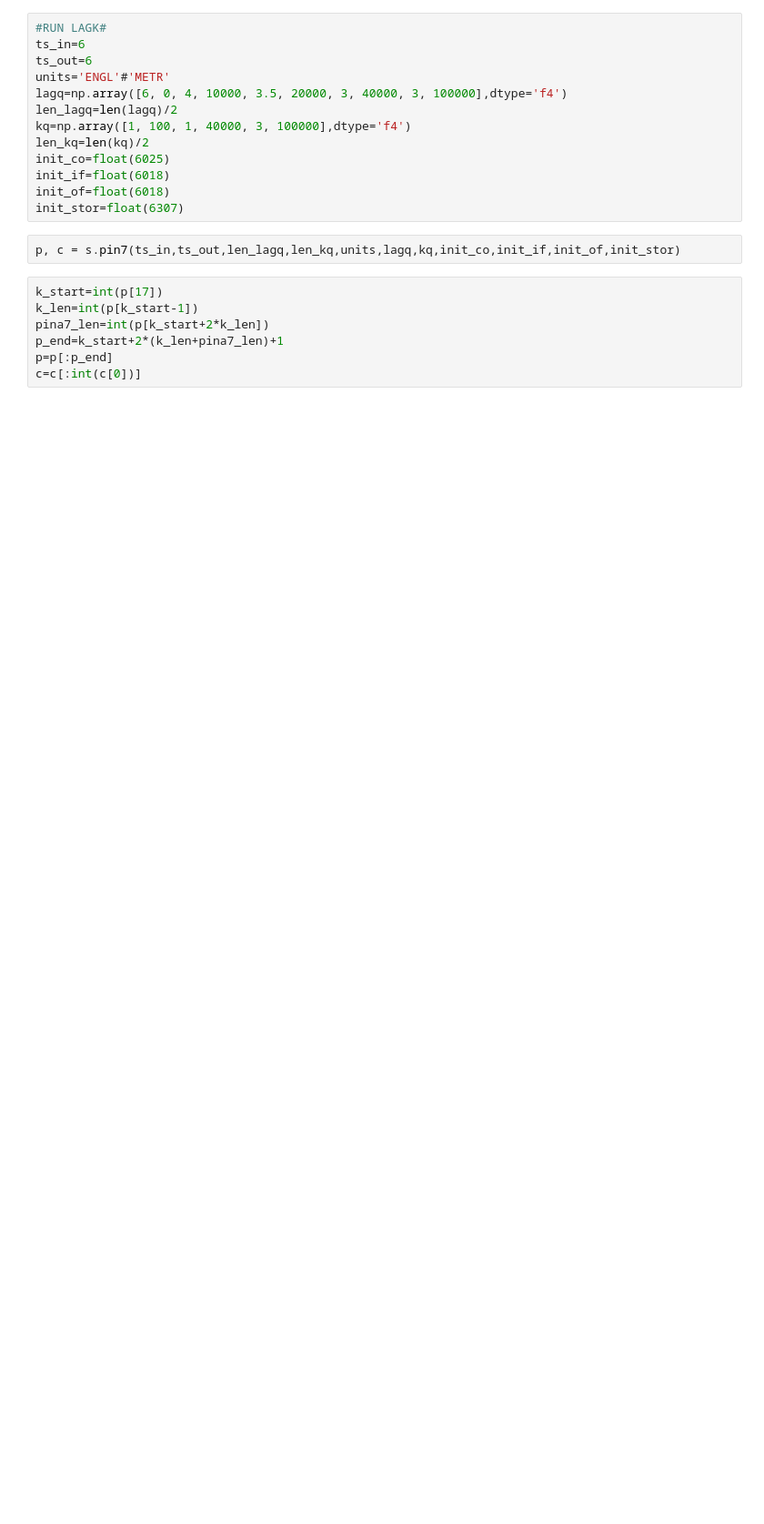
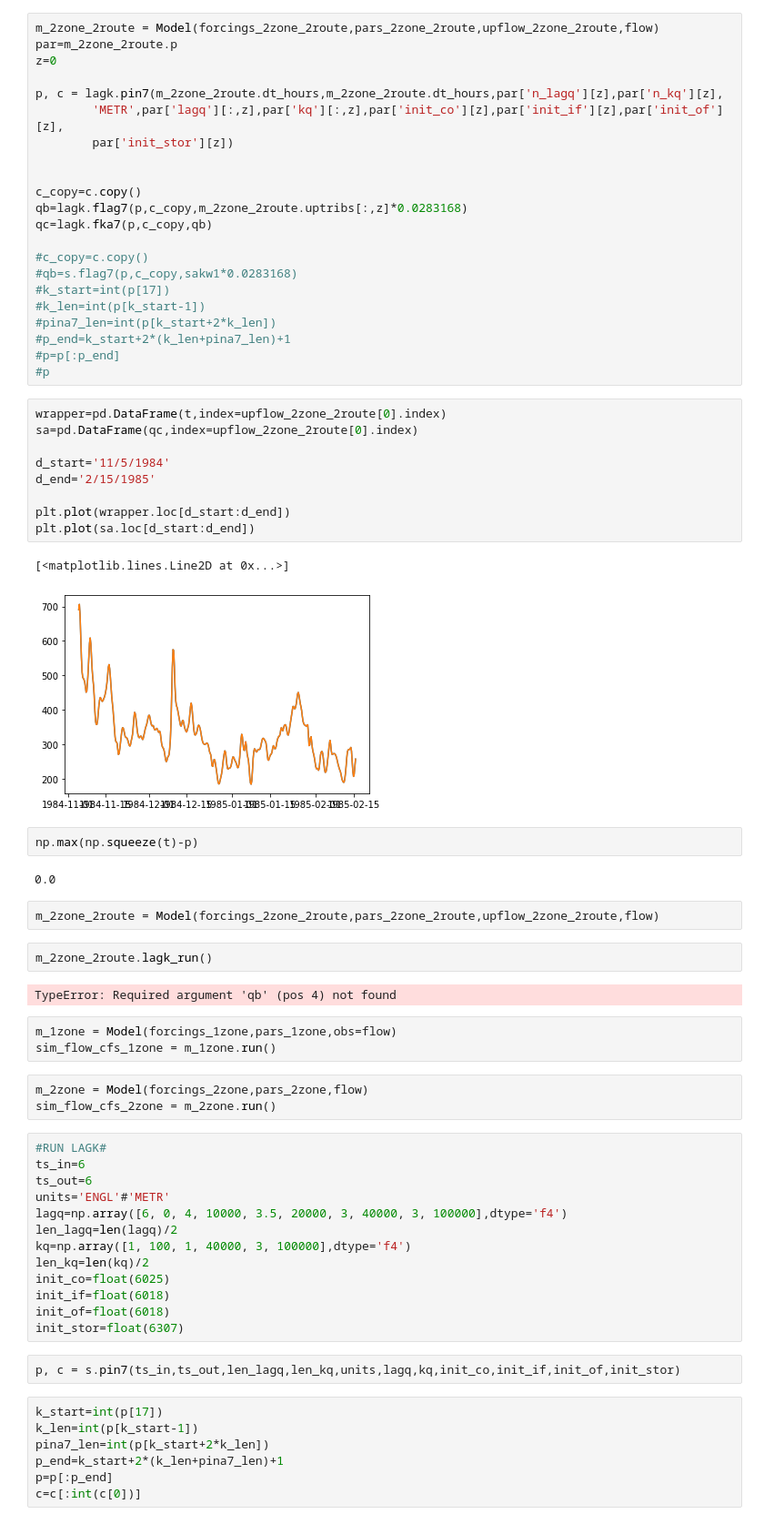
Before and after one commit to NOAA-NWRFC/nwsrfs-hydro-models, a Jupyter notebook: Lag_K_Dev/lagk_testing.ipynb, the cells around one changed output. Shown at 91% size. Cells and saved outputs as stored; diff of their text form; blank space fills up the shorter version.

```diff
--- a/Lag_K_Dev/lagk_testing.ipynb
+++ b/Lag_K_Dev/lagk_testing.ipynb
@@ -147,3 +136,53 @@ init = pd.concat([p['init_swe'], p['init_uztwc'], p['init_uzfwc'], p['init_lztwc
+# %%
+m_2zone_2route = Model(forcings_2zone_2route,pars_2zone_2route,upflow_2zone_2route,flow)
+par=m_2zone_2route.p
+z=0
+
+p, c = lagk.pin7(m_2zone_2route.dt_hours,m_2zone_2route.dt_hours,par['n_lagq'][z],par['n_kq'][z],
+        'METR',par['lagq'][:,z],par['kq'][:,z],par['init_co'][z],par['init_if'][z],par['init_of'][z],
+        par['init_stor'][z])
+
+
+c_copy=c.copy()
+qb=lagk.flag7(p,c_copy,m_2zone_2route.uptribs[:,z]*0.0283168)
+qc=lagk.fka7(p,c_copy,qb)
+
+#c_copy=c.copy()
+#qb=s.flag7(p,c_copy,sakw1*0.0283168)
+#k_start=int(p[17])
+#k_len=int(p[k_start-1])
+#pina7_len=int(p[k_start+2*k_len])
+#p_end=k_start+2*(k_len+pina7_len)+1
+#p=p[:p_end]
+#p
+# %%
+wrapper=pd.DataFrame(t,index=upflow_2zone_2route[0].index)
+sa=pd.DataFrame(qc,index=upflow_2zone_2route[0].index)
+
+d_start='11/5/1984'
+d_end='2/15/1985'
+
+plt.plot(wrapper.loc[d_start:d_end])
+plt.plot(sa.loc[d_start:d_end])
+# %% [output]
+[<matplotlib.lines.Line2D at 0x...>]
+[figure, added]
+# %%
+np.max(np.squeeze(t)-p)
+# %% [output]
+0.0
+# %%
+m_2zone_2route = Model(forcings_2zone_2route,pars_2zone_2route,upflow_2zone_2route,flow)
+# %%
+m_2zone_2route.lagk_run()
+# %% [output]
+TypeError: Required argument 'qb' (pos 4) not found
+# %%
+m_1zone = Model(forcings_1zone,pars_1zone,obs=flow)
+sim_flow_cfs_1zone = m_1zone.run()
+# %%
+m_2zone = Model(forcings_2zone,pars_2zone,flow)
+sim_flow_cfs_2zone = m_2zone.run()
 # %%
 #RUN LAGK#
 ts_in=6
```
Also changed, not shown: parts of 32 cells of this notebook, 49 other files.
